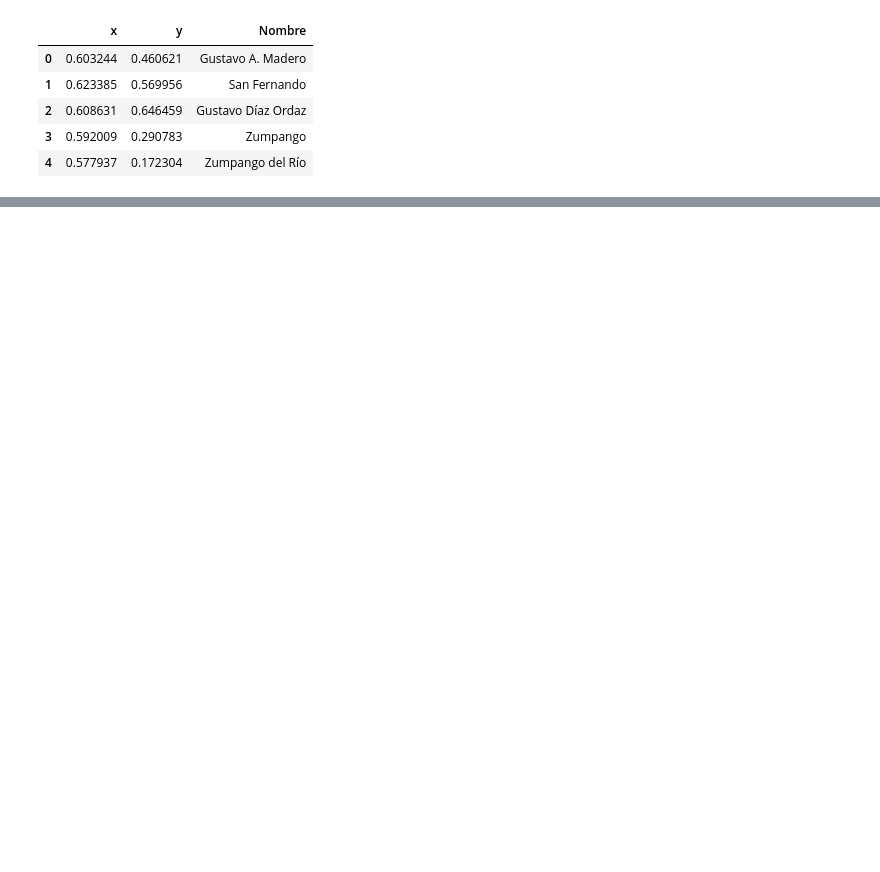
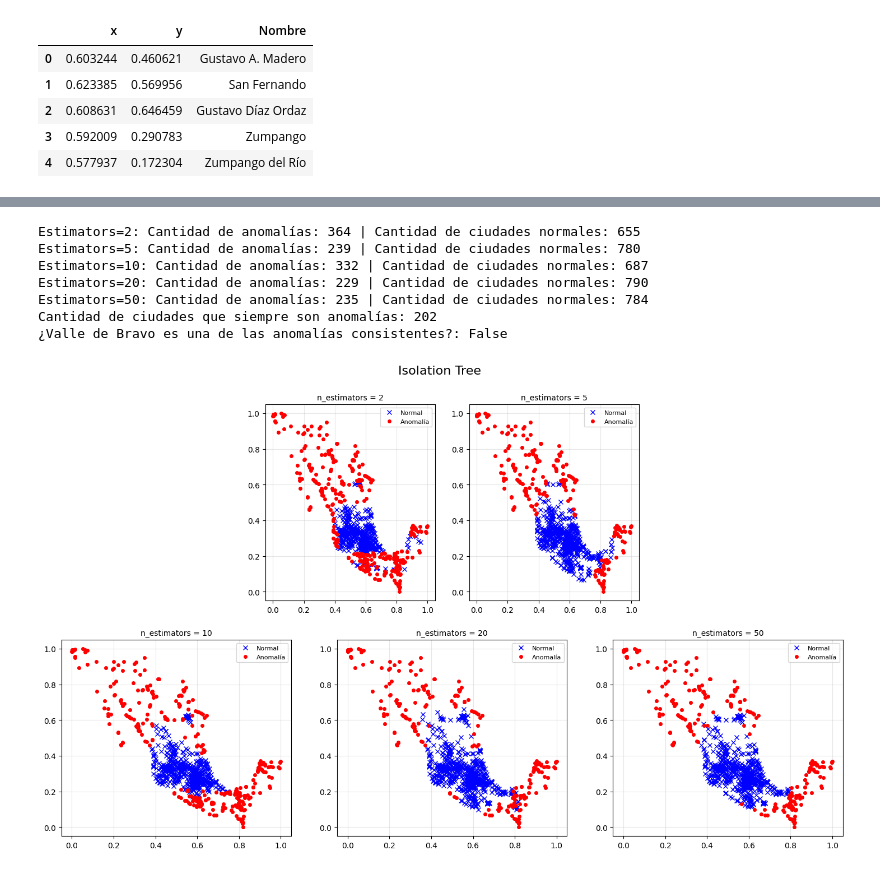
Before and after one commit to Kurocaguama/PCIC, a Jupyter notebook: Detección de Anomalías/LOF-IF.ipynb, the cells around one changed output, grey strips where cells are left out. Cells and saved outputs as stored; diff of their text form; code cells hidden in the pictures; blank space fills up the shorter version.

```diff
--- a/Detección de Anomalías/LOF-IF.ipynb
+++ b/Detección de Anomalías/LOF-IF.ipynb
@@ -22,0 +119,35 @@ clf = IsolationForest(random_state=0).fit(x_aux)
+# %%
+fig = plt.figure(figsize=(18, 10))
+
+if_values = [2, 5, 10, 20, 50]
+const_anom = [i for i in range(len(x_aux))]
+for i in range(1, 3):
+    ax = plt.subplot(2, 4, i + 1)
+    aux = full_IF(if_values[i-1], ax)
+    for i in const_anom:
+        if i not in aux:
+            const_anom.remove(i)
+
+for i in range(3, 6):
+    ax = plt.subplot(2, 3, i + 1)
+    aux = full_IF(if_values[i-1], ax)
+    for i in const_anom:
+        if i not in aux:
+            const_anom.remove(i)
+
+print('Cantidad de ciudades que siempre son anomalías: {}'.format(len(const_anom)))
+name_aux = [city_df['Nombre'][_] for _ in const_anom]
+print('¿Valle de Bravo es una de las anomalías consistentes?: {}'.format('Valle de Bravo' in name_aux))
+
+plt.suptitle('Isolation Tree', fontsize=16, y=0.95)
+plt.tight_layout()
+plt.show()
+# %% [output]
+Estimators=2: Cantidad de anomalías: 364 | Cantidad de ciudades normales: 655
+Estimators=5: Cantidad de anomalías: 239 | Cantidad de ciudades normales: 780
+Estimators=10: Cantidad de anomalías: 332 | Cantidad de ciudades normales: 687
+Estimators=20: Cantidad de anomalías: 229 | Cantidad de ciudades normales: 790
+Estimators=50: Cantidad de anomalías: 235 | Cantidad de ciudades normales: 784
+Cantidad de ciudades que siempre son anomalías: 202
+¿Valle de Bravo es una de las anomalías consistentes?: False
+[figure, added]
```
Also changed, not shown: parts of 6 cells of this notebook.
